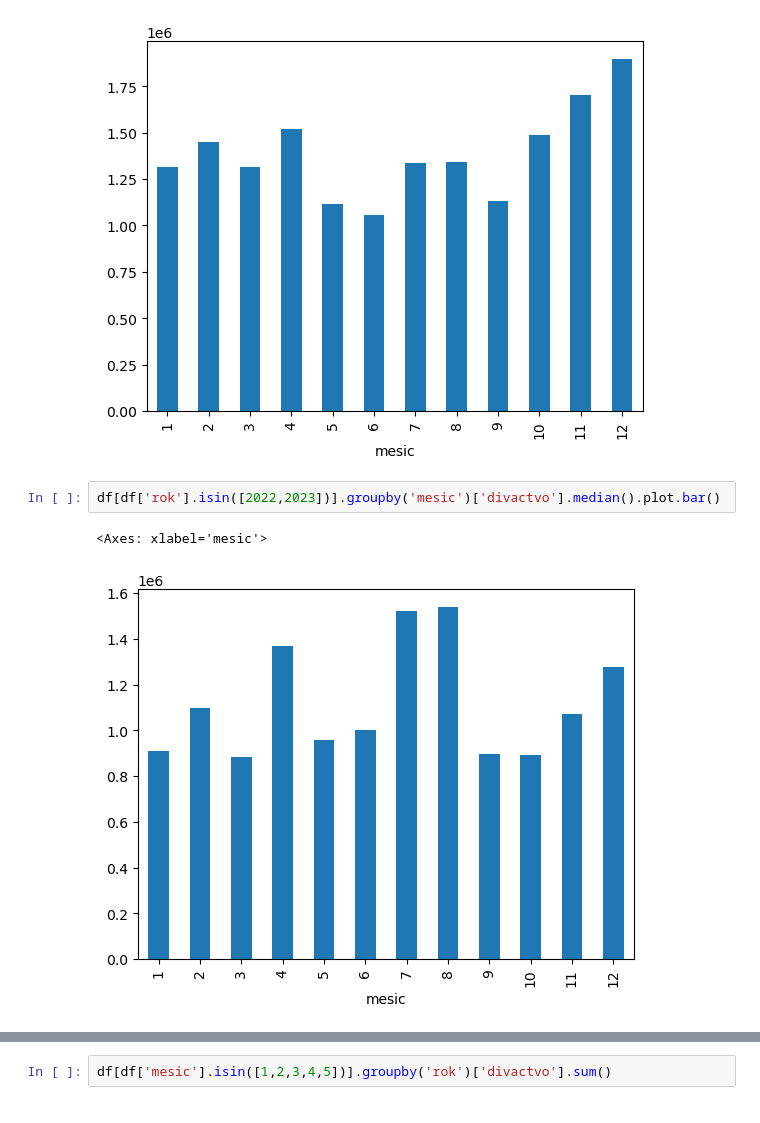
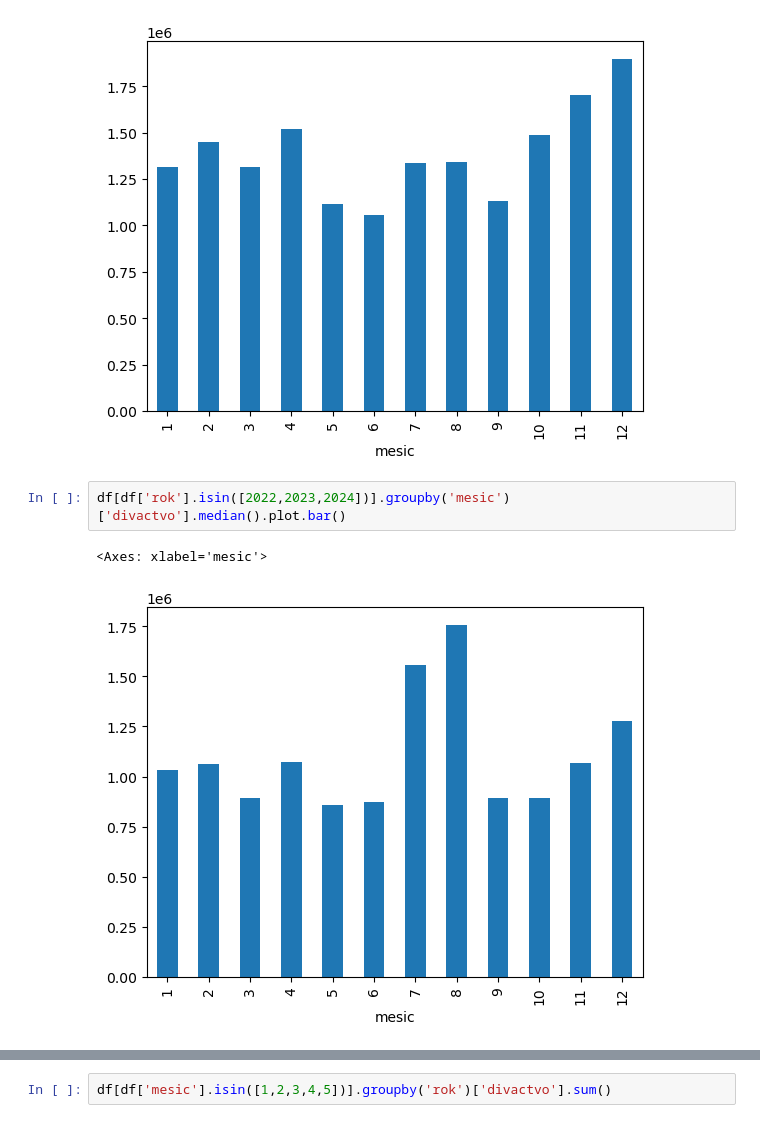
Before and after one commit to DataRozhlas/navstevnost-kin, a Jupyter notebook: 100_explorace.ipynb, the cells around one changed output, grey strips where cells are left out. Cells and saved outputs as stored; diff of their text form.

```diff
--- a/100_explorace.ipynb
+++ b/100_explorace.ipynb
@@ -59,10 +532,10 @@ df[df['rok'].isin([2017,2018,2019])].groupby('mesic')['divactvo'].median().plot.
 <Axes: xlabel='mesic'>
 [figure]
 # %%
-df[df['rok'].isin([2022,2023])].groupby('mesic')['divactvo'].median().plot.bar()
+df[df['rok'].isin([2022,2023,2024])].groupby('mesic')['divactvo'].median().plot.bar()
 # %% [output]
 <Axes: xlabel='mesic'>
-[figure, old version]
+[figure, new version]
 # %%
 (df.groupby('rok')['divactvo'].sum() / df.groupby('rok')['predstaveni'].sum()).plot.bar(figsize=(20,5))
 # %% [output]
```
Also changed, not shown: parts of 50 cells of this notebook, 7 other files.
